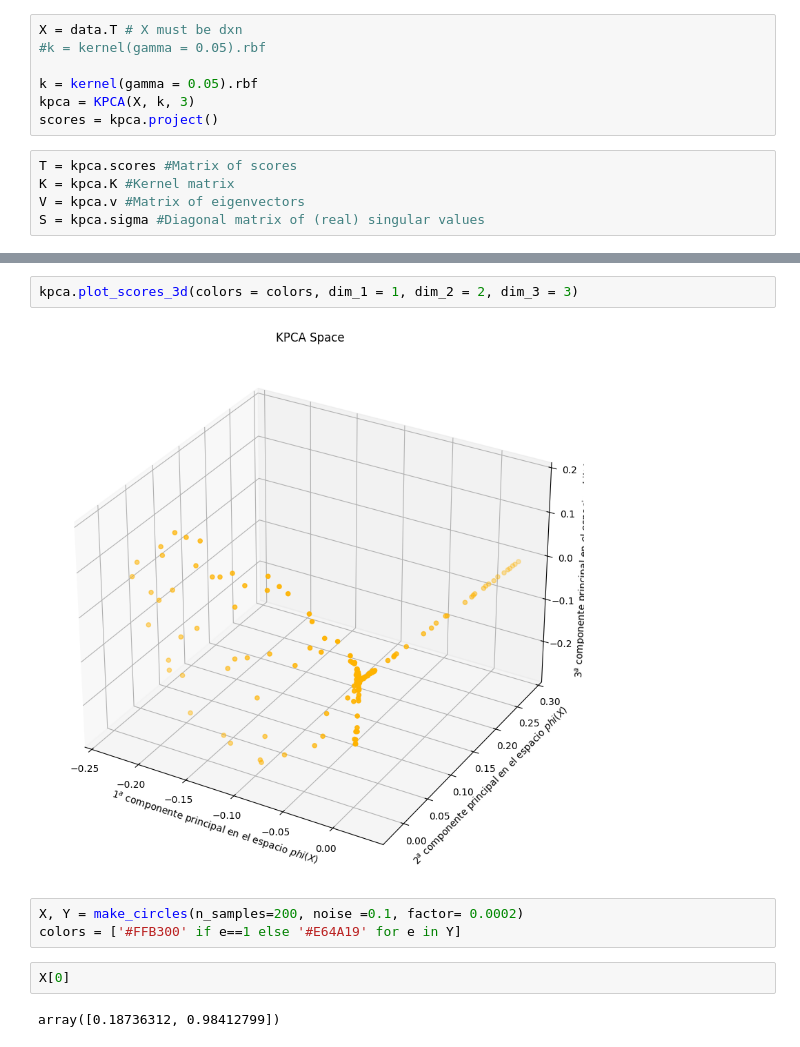
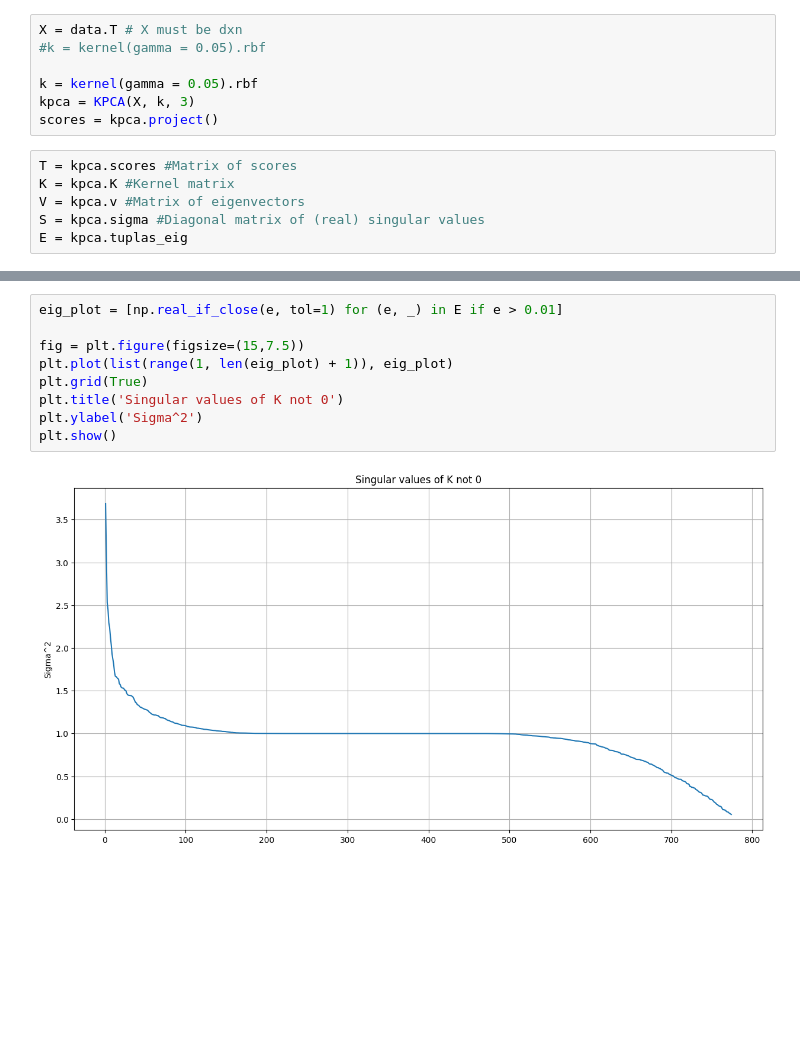
Before and after one commit to kaleabyared/Unsupervised_Learning, a Jupyter notebook: notebooks/usl_kernel_pca_002.ipynb, the cells around one changed output, grey strips where cells are left out. Drawn from its saved outputs; the diff is of its cells as text; blank space fills up the shorter version.

```diff
--- a/notebooks/usl_kernel_pca_002.ipynb
+++ b/notebooks/usl_kernel_pca_002.ipynb
@@ -189,3 +136,4 @@ T = kpca.scores #Matrix of scores
 K = kpca.K #Kernel matrix
 V = kpca.v #Matrix of eigenvectors
 S = kpca.sigma #Diagonal matrix of (real) singular values
+E = kpca.tuplas_eig
@@ -217,12 +140,12 @@ kpca.plot_scores_2d(colors = colors, grid = False, dim_1 = 1, dim_2 = 2)
-# %%
-kpca.plot_scores_3d(colors = colors, dim_1 = 1, dim_2 = 2, dim_3 = 3)
-# %% [output]
-[figure, removed]
-# %%
-X, Y = make_circles(n_samples=200, noise =0.1, factor= 0.0002)
-colors = ['#FFB300' if e==1 else '#E64A19' for e in Y]
-# %%
-X[0]
-# %% [output]
-array([0.18736312, 0.98412799])
+# %%
+eig_plot = [np.real_if_close(e, tol=1) for (e, _) in E if e > 0.01]
+
+fig = plt.figure(figsize=(15,7.5))
+plt.plot(list(range(1, len(eig_plot) + 1)), eig_plot)
+plt.grid(True)
+plt.title('Singular values of K not 0')
+plt.ylabel('Sigma^2')
+plt.show()
+# %% [output]
+[figure, added]
 # %%
```
Also changed, not shown: parts of 30 cells of this notebook, 1 other file.
